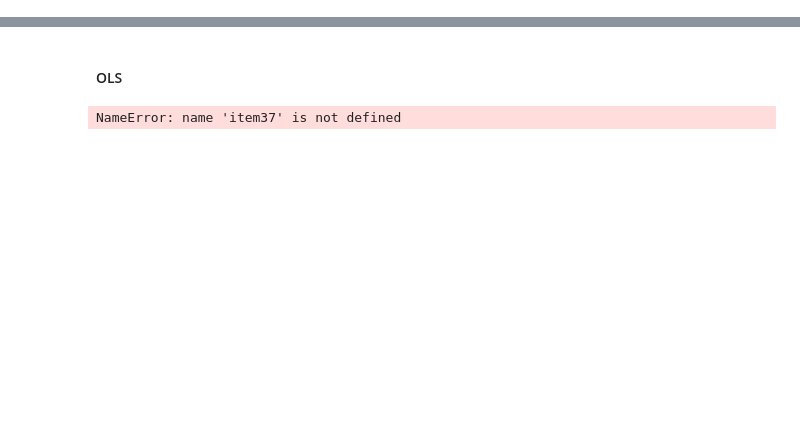
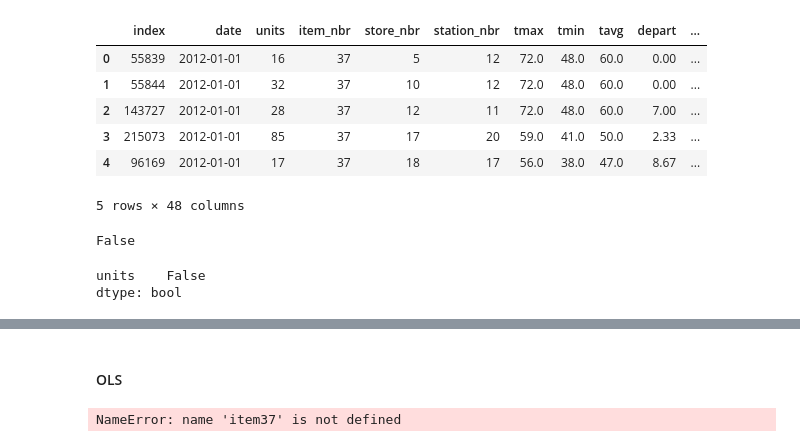
Before and after one commit to MaengHyoyeol/temp_repo, a Jupyter notebook: team_project/ARMA.ipynb, the cells around one changed output, grey strips where cells are left out. Drawn from its saved outputs; the diff is of its cells as text; code cells hidden in the pictures; blank space fills up the shorter version.

```diff
--- a/team_project/ARMA.ipynb
+++ b/team_project/ARMA.ipynb
@@ -105,6 +103,4 @@ train = train.sort_values(by=['date', 'store_nbr', 'item_nbr']).reset_index(drop
 data = fulldf(data)
 # %%
 data37 = data[data.item_nbr == 37]
-data37 = data37[data37.store_nbr == 10]
+#data37 = data37[data37.store_nbr == 10]
-# %%
-data37.reset_index(inplace = True)
@@ -110,0 +109,10 @@ data37.reset_index(inplace = True)
+# %%
+data37.head()
+# %% [output]
+|  | index | date | units | item_nbr | store_nbr | station_nbr | tmax | tmin | tavg | depart | ... |
+| 0 | 55839 | 2012-01-01 | 16 | 37 | 5 | 12 | 72.0 | 48.0 | 60.0 | 0.00 | ... |
+| 1 | 55844 | 2012-01-01 | 32 | 37 | 10 | 12 | 72.0 | 48.0 | 60.0 | 0.00 | ... |
+| 2 | 143727 | 2012-01-01 | 28 | 37 | 12 | 11 | 72.0 | 48.0 | 60.0 | 7.00 | ... |
+| 3 | 215073 | 2012-01-01 | 85 | 37 | 17 | 20 | 59.0 | 41.0 | 50.0 | 2.33 | ... |
+| 4 | 96169 | 2012-01-01 | 17 | 37 | 18 | 17 | 56.0 | 38.0 | 47.0 | 8.67 | ... |
+5 rows × 48 columns
@@ -110,0 +121,4 @@ data37.reset_index(inplace = True)
+# %%
+data37_sum.isnull().any()
+# %% [output]
+False
@@ -111,3 +129,8 @@ data37.reset_index(inplace = True)
+# %%
+data_log.isnull().any()
+# %% [output]
+units    False
+dtype: bool
 # %%
 data_t = data37.iloc[:730, :]
 # %%
```
Also changed, not shown: parts of 22 cells of this notebook, 5 other files.
